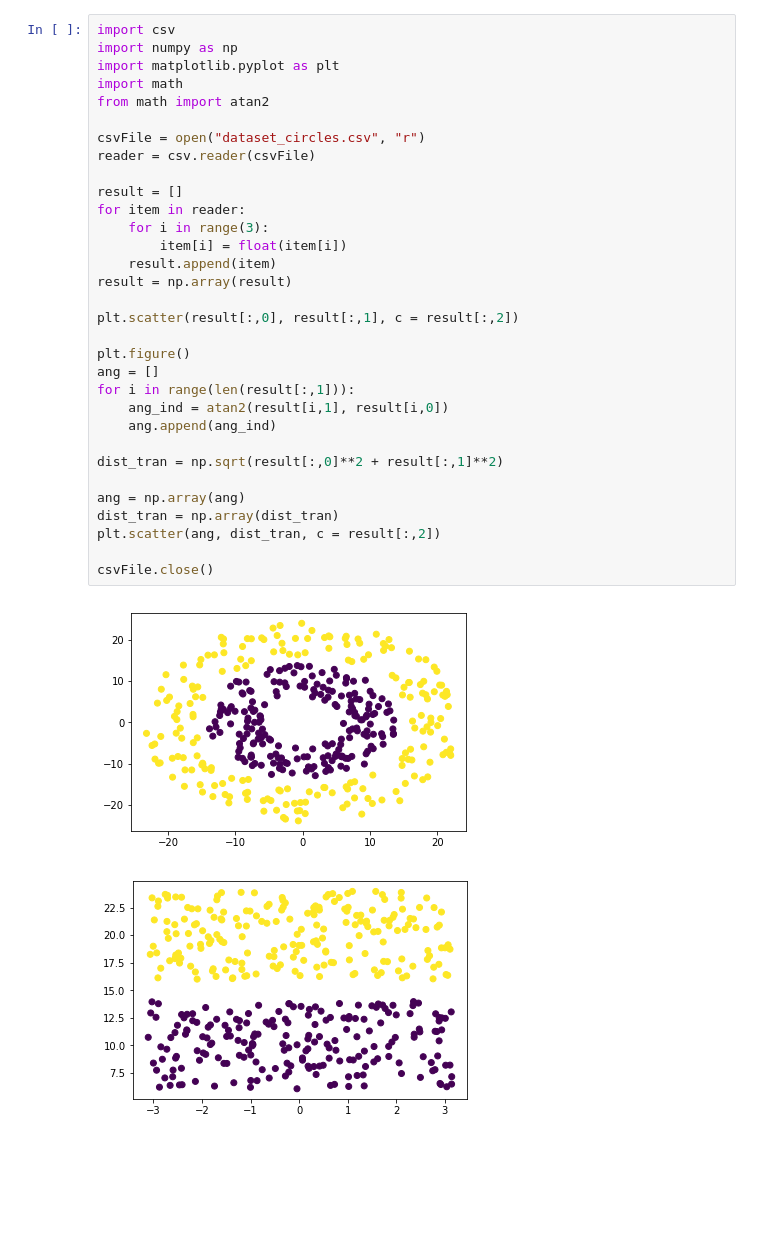
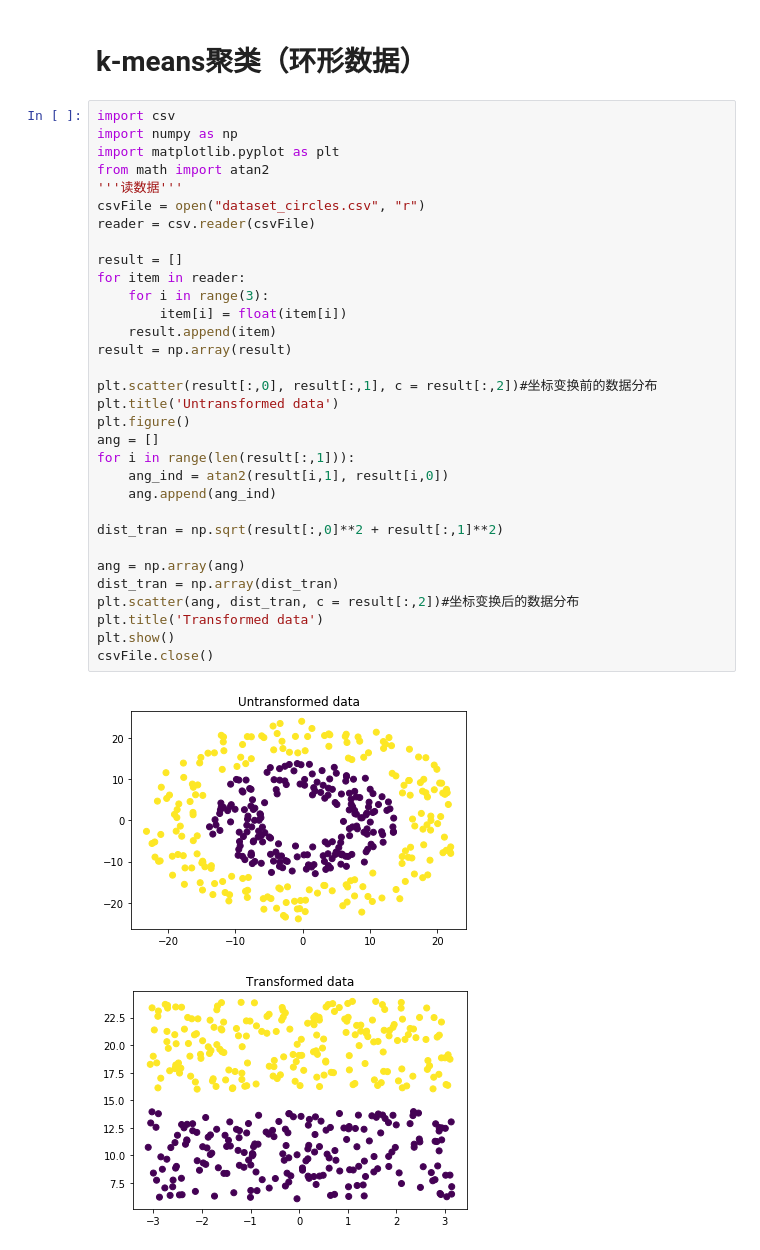
Before and after one commit to haohlin/Pattern-Recognition-Homework, a Jupyter notebook: homework_03_kmeans/k-means.ipynb, the cells around one changed output. Saved outputs shown, nothing was run; the diff lists cells and outputs as text; blank space fills up the shorter version.

```diff
--- a/homework_03_kmeans/k-means.ipynb
+++ b/homework_03_kmeans/k-means.ipynb
@@ -1,38 +1,40 @@
+# %% [markdown]
+# k-means聚类（环形数据）
 # %%
 import csv
 import numpy as np
 import matplotlib.pyplot as plt
-import math
 from math import atan2
-
+'''读数据'''
 csvFile = open("dataset_circles.csv", "r")
 reader = csv.reader(csvFile)
 
 result = []
 for item in reader:
     for i in range(3):
         item[i] = float(item[i])
     result.append(item)
 result = np.array(result)
 
-plt.scatter(result[:,0], result[:,1], c = result[:,2])
-
+plt.scatter(result[:,0], result[:,1], c = result[:,2])#坐标变换前的数据分布
+plt.title('Untransformed data')
 plt.figure()
 ang = []
 for i in range(len(result[:,1])):
     ang_ind = atan2(result[i,1], result[i,0])
     ang.append(ang_ind)
 
 dist_tran = np.sqrt(result[:,0]**2 + result[:,1]**2)
 
 ang = np.array(ang)
 dist_tran = np.array(dist_tran)
-plt.scatter(ang, dist_tran, c = result[:,2])
-
+plt.scatter(ang, dist_tran, c = result[:,2])#坐标变换后的数据分布
+plt.title('Transformed data')
+plt.show()
 csvFile.close()
 # %% [output]
-[figure, old version]
+[figure, new version]
-[figure, old version]
+[figure, new version]
 # %%
 class kmeans():
 
```
Also changed, not shown: parts of 3 cells of this notebook, 3 other files.
